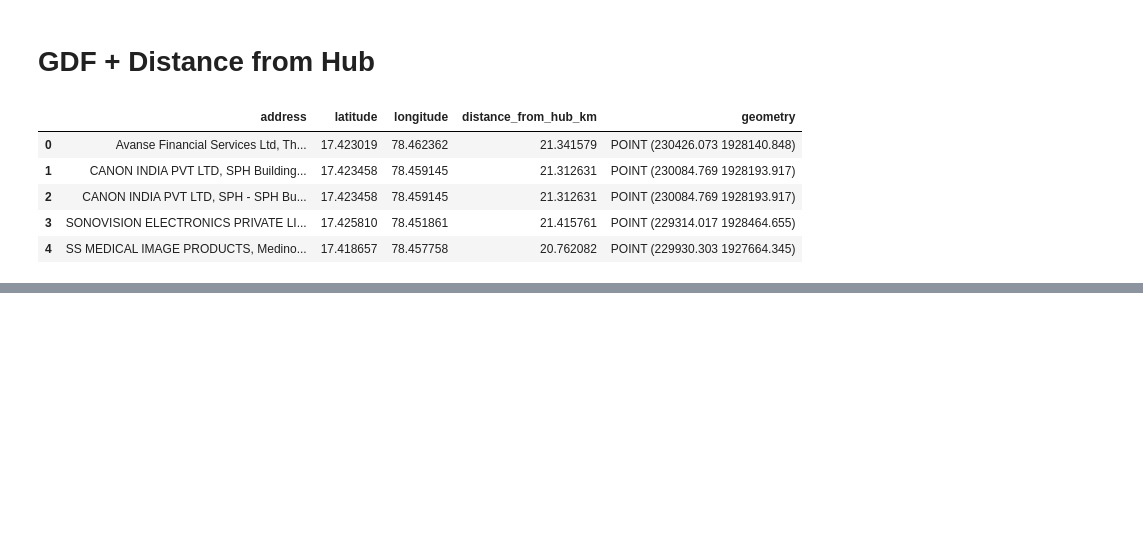
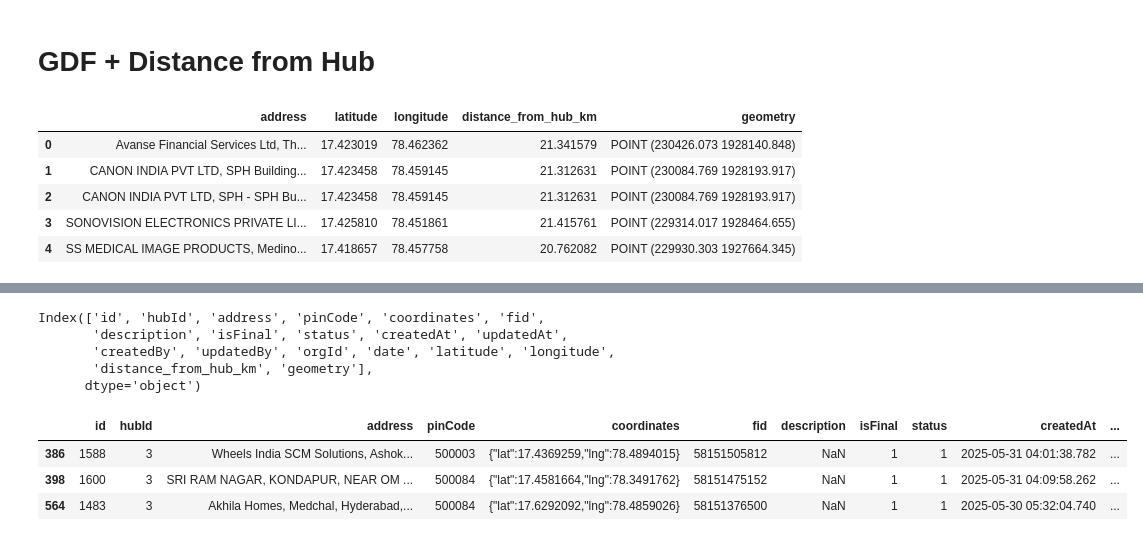
Before and after one commit to jaroxciv/routing, a Jupyter notebook: code/exploration.ipynb, the cells around one changed output, grey strips where cells are left out. Cells and saved outputs as stored; diff of their text form; code cells hidden in the pictures; blank space fills up the shorter version.

```diff
--- a/code/exploration.ipynb
+++ b/code/exploration.ipynb
@@ -691,0 +733,4 @@ gdf[['address', 'latitude', 'longitude', 'distance_from_hub_km', 'geometry']].he
+# %%
+gdf['fid'] = gdf['fid'].astype(str)
+print(gdf['fid'].apply(type).value_counts())
+print(gdf['fid'].head(10))
@@ -691,0 +763,8 @@ gdf[['address', 'latitude', 'longitude', 'distance_from_hub_km', 'geometry']].he
+# %%
+gdf.columns
+# %% [output]
+Index(['id', 'hubId', 'address', 'pinCode', 'coordinates', 'fid',
+       'description', 'isFinal', 'status', 'createdAt', 'updatedAt',
+       'createdBy', 'updatedBy', 'orgId', 'date', 'latitude', 'longitude',
+       'distance_from_hub_km', 'geometry'],
+      dtype='object')
@@ -691,0 +776,7 @@ gdf[['address', 'latitude', 'longitude', 'distance_from_hub_km', 'geometry']].he
+# %%
+gdf.sample(3)
+# %% [output]
+|  | id | hubId | address | pinCode | coordinates | fid | description | isFinal | status | createdAt | ... |
+| 386 | 1588 | 3 | Wheels India SCM Solutions, Ashok... | 500003 | {"lat":17.4369259,"lng":78.4894015} | 58151505812 | NaN | 1 | 1 | 2025-05-31 04:01:38.782 | ... |
+| 398 | 1600 | 3 | SRI RAM NAGAR, KONDAPUR, NEAR OM ... | 500084 | {"lat":17.4581664,"lng":78.3491762} | 58151475152 | NaN | 1 | 1 | 2025-05-31 04:09:58.262 | ... |
+| 564 | 1483 | 3 | Akhila Homes, Medchal, Hyderabad,... | 500084 | {"lat":17.6292092,"lng":78.4859026} | 58151376500 | NaN | 1 | 1 | 2025-05-30 05:32:04.740 | ... |
```
Also changed, not shown: parts of 7 cells of this notebook.
